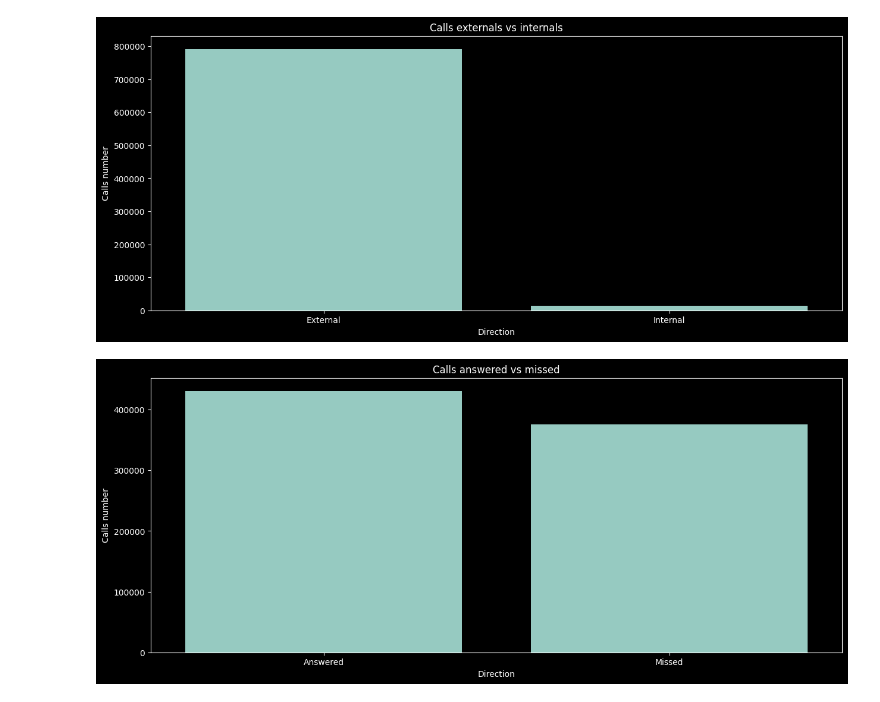
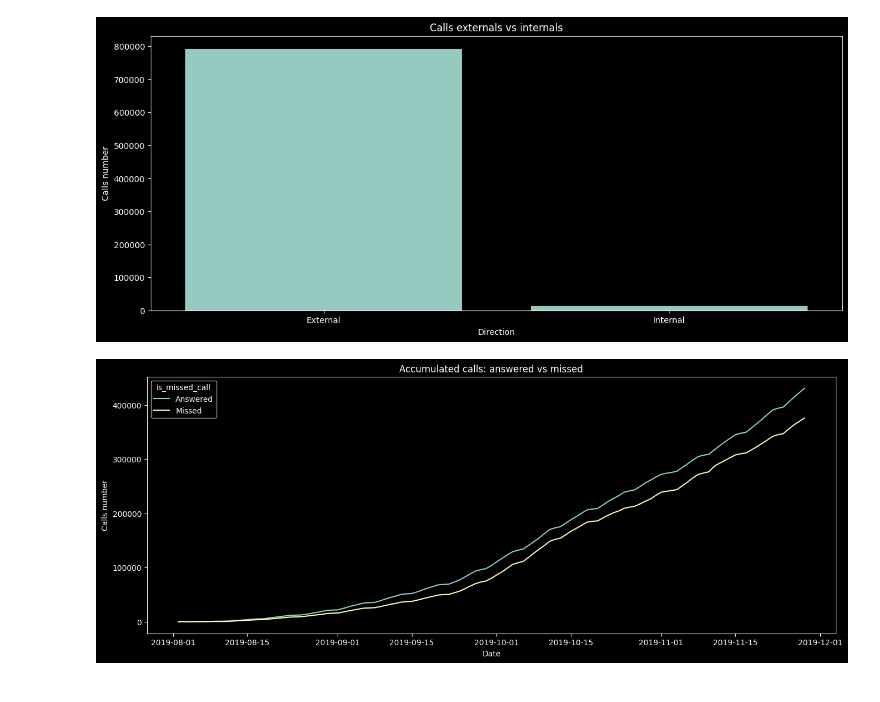
Before and after one commit to XivxnX/analisis_CallMeBaby, a Jupyter notebook: analisis_callmebaby.ipynb, the cells around one changed output. Cells and saved outputs as stored; diff of their text form; code cells hidden in the pictures.

```diff
--- a/analisis_callmebaby.ipynb
+++ b/analisis_callmebaby.ipynb
@@ -180,23 +188,27 @@ plt.xlabel('Direction')
 plt.show()
 # %% [output]
 [figure]
-# %%
-# número de llamadas contestadas vs perdidas
-# agrupar por tipo de llamada
-missed_calls = calls.groupby('is_missed_call', as_index=False)['calls_count'].sum()
-missed_calls['is_missed_call'] = missed_calls['is_missed_call'].replace({'False': 'Answered', 'True':'Missed'})
-
-# gráfico de barras: llamadas contestadas vs perdidas
-plt.figure(figsize=[15,6])
-sns.barplot(missed_calls,
-            x='is_missed_call',
-            y='calls_count')
-plt.title('Calls answered vs missed')
-plt.ylabel('Calls number')
-plt.xlabel('Direction')
-plt.show()
-# %% [output]
-[figure, removed]
+# %%
+missed_calls = (
+    calls.groupby(['dt', 'is_missed_call'], as_index=False)
+    .agg({'calls_count':'sum'})
+)
+
+missed_calls['is_missed_call'] = missed_calls['is_missed_call'].replace({'False':'Answered', 'True':'Missed'})
+missed_calls['calls_cumulative'] = missed_calls.groupby('is_missed_call')['calls_count'].transform('cumsum')
+
+plt.figure(figsize=[16,6])
+sns.lineplot(missed_calls,
+             x='dt',
+             y='calls_cumulative',
+             hue='is_missed_call')
+plt.title('Accumulated calls: answered vs missed')
+plt.ylabel('Calls number')
+plt.xlabel('Date')
+plt.show()
+plt.show()
+# %% [output]
+[figure, added]
 # %%
 # número de llamadas por usuarios de cada plan
 # agrupar por tipo de llamada
```
Also changed, not shown: parts of 17 cells of this notebook.
